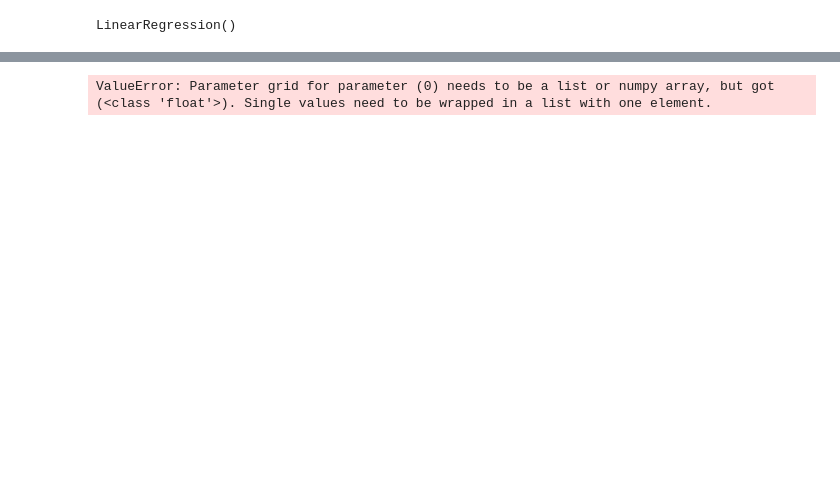
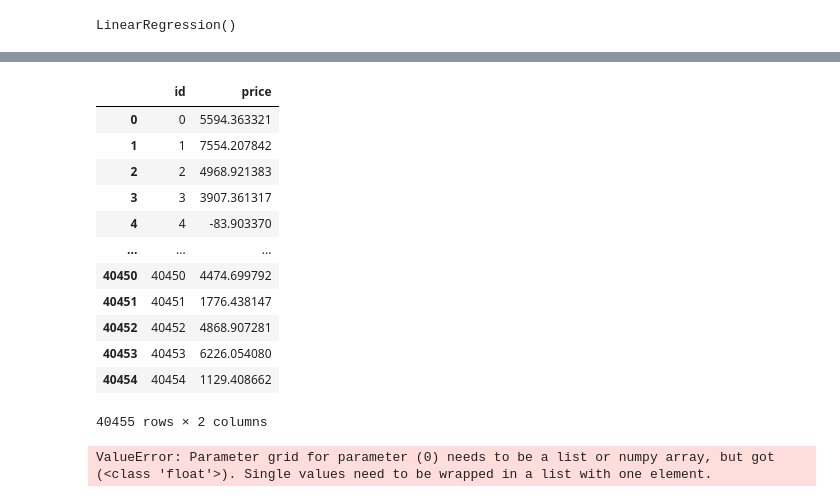
Before and after one commit to silviaherf/diamonds-kaggle-competition, a Jupyter notebook: src/data_cleaning.ipynb, the cells around one changed output, grey strips where cells are left out. Cells and saved outputs as stored; diff of their text form; code cells hidden in the pictures; blank space fills up the shorter version.

Commit message:
primera submit con modelo regresion lineal creada, pendiente subir a kaggle de prueba

```diff
--- a/src/data_cleaning.ipynb
+++ b/src/data_cleaning.ipynb
@@ -286,0 +347,2 @@ data_test.head()
+# %%
+y_pred_final=linear_model.predict(X_final)
@@ -286,0 +354,20 @@ data_test.head()
+# %%
+submission=pd.DataFrame(data=y_pred_final).reset_index()
+# %%
+submission=submission.rename(columns={"index":"id",0: "price"})
+# %%
+submission
+# %% [output]
+|  | id | price |
+| 0 | 0 | 5594.363321 |
+| 1 | 1 | 7554.207842 |
+| 2 | 2 | 4968.921383 |
+| 3 | 3 | 3907.361317 |
+| 4 | 4 | -83.903370 |
+| ... | ... | ... |
+| 40450 | 40450 | 4474.699792 |
+| 40451 | 40451 | 1776.438147 |
+| 40452 | 40452 | 4868.907281 |
+| 40453 | 40453 | 6226.054080 |
+| 40454 | 40454 | 1129.408662 |
+40455 rows × 2 columns
```
Also changed, not shown: parts of 29 cells of this notebook.
